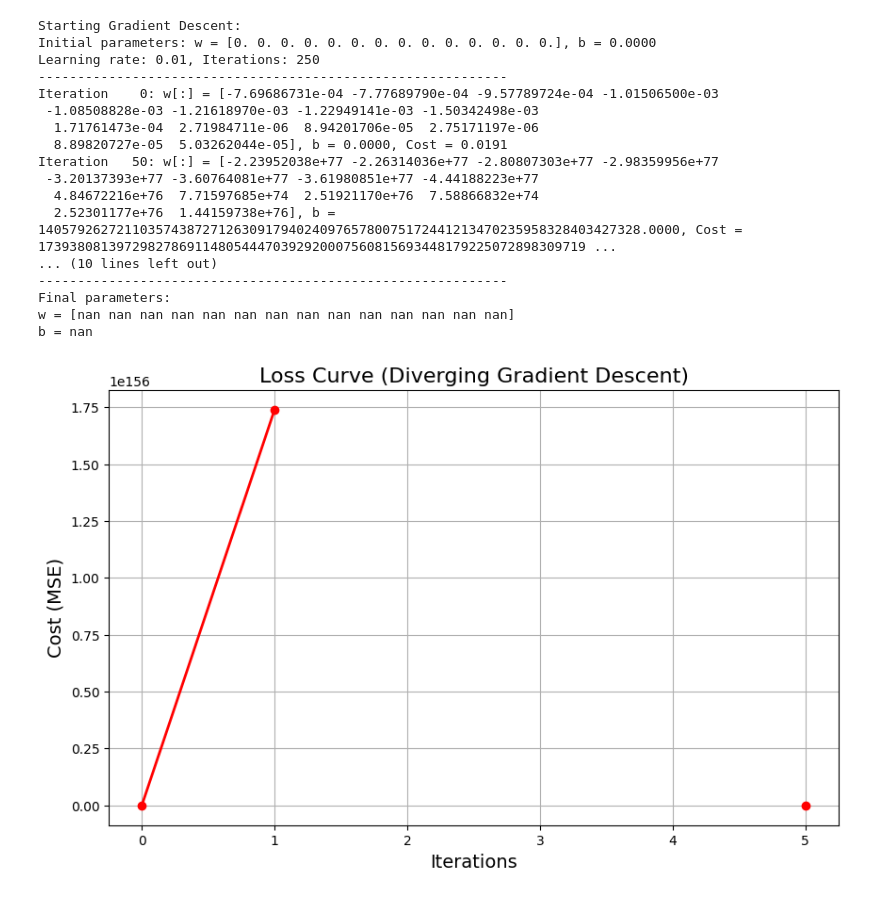
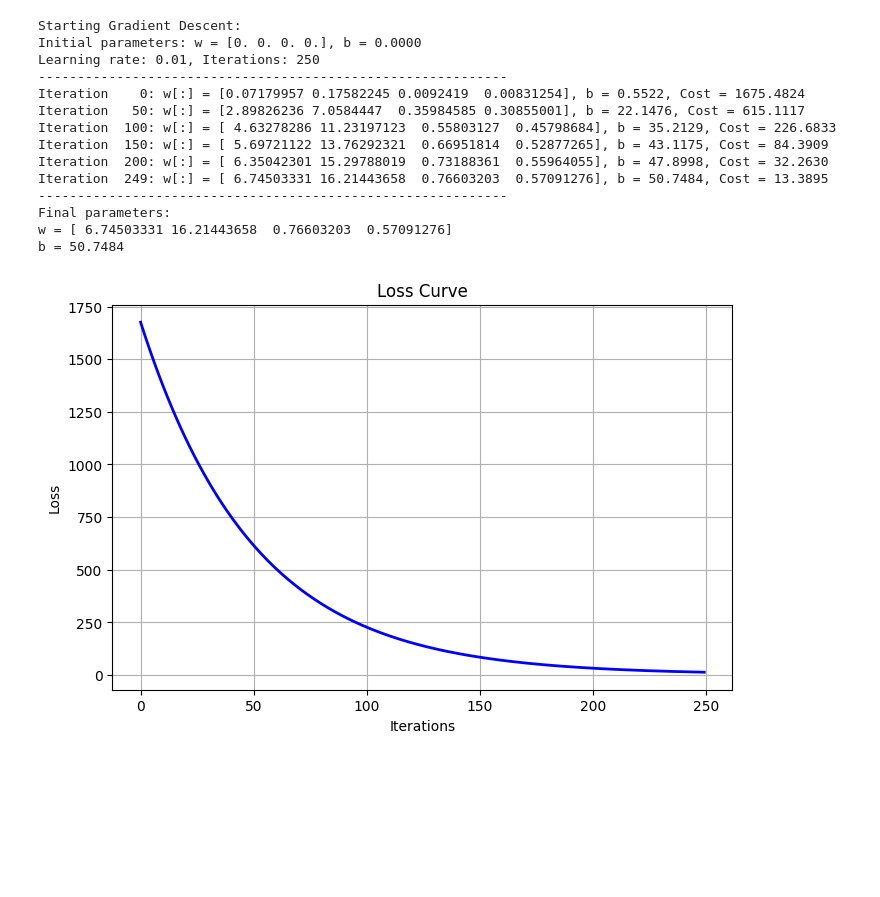
Before and after one commit to harshbhatt15/Machine-Learning, a Jupyter notebook: Supervised Machine Learning/Regression/project_1.ipynb, the cells around one changed output. Drawn from its saved outputs; the diff is of its cells as text; code cells hidden in the pictures; blank space fills up the shorter version.

```diff
--- a/Supervised Machine Learning/Regression/project_1.ipynb
+++ b/Supervised Machine Learning/Regression/project_1.ipynb
@@ -7,6 +7,9 @@ from IPython.display import clear_output
 import time
 from sklearn.preprocessing import StandardScaler
 # %%
-data = pd.read_csv(r"D:\project\regression_train.csv", encoding="unicode escape")
+# =========================================
+# STEP 1: Load your dataset
+# =========================================
+data = pd.read_csv(r"D:\project\Student_Performance.csv", encoding="unicode escape")
 data
 # %% [output]
@@ -44,0 +29,9 @@ X
+# %%
+X = data[['Hours Studied','Previous Scores','Sleep Hours','Sample Question Papers Practiced']]
+y = data['Performance Index']
+
+
+scaler = StandardScaler()
+X = scaler.fit_transform(X)
+
+X
@@ -123,43 +125,29 @@ w_history, b_history, loss_history, w, b = gradient_descent(
 )
 # %% [output]
 Starting Gradient Descent:
-Initial parameters: w = [0. 0. 0. 0. 0. 0. 0. 0. 0. 0. 0. 0. 0. 0.], b = 0.0000
+Initial parameters: w = [0. 0. 0. 0.], b = 0.0000
 Learning rate: 0.01, Iterations: 250
 ------------------------------------------------------------
-Iteration    0: w[:] = [-7.69686731e-04 -7.77689790e-04 -9.57789724e-04 -1.01506500e-03
- -1.08508828e-03 -1.21618970e-03 -1.22949141e-03 -1.50342498e-03
-  1.71761473e-04  2.71984711e-06  8.94201706e-05  2.75171197e-06
-  8.89820727e-05  5.03262044e-05], b = 0.0000, Cost = 0.0191
-Iteration   50: w[:] = [-2.23952038e+77 -2.26314036e+77 -2.80807303e+77 -2.98359956e+77
- -3.20137393e+77 -3.60764081e+77 -3.61980851e+77 -4.44188223e+77
-  4.84672216e+76  7.71597685e+74  2.51921170e+76  7.58866832e+74
-  2.52301177e+76  1.44159738e+76], b = 14057926272110357438727126309179402409765780075172441213470235958328403427328.0000, Cost = 1739380813972982786911480544470392920007560815693448179225072898309719 ...
-... (10 lines left out)
+Iteration    0: w[:] = [0.07179957 0.17582245 0.0092419  0.00831254], b = 0.5522, Cost = 1675.4824
+Iteration   50: w[:] = [2.89826236 7.0584447  0.35984585 0.30855001], b = 22.1476, Cost = 615.1117
+Iteration  100: w[:] = [ 4.63278286 11.23197123  0.55803127  0.45798684], b = 35.2129, Cost = 226.6833
+Iteration  150: w[:] = [ 5.69721122 13.76292321  0.66951814  0.52877265], b = 43.1175, Cost = 84.3909
+Iteration  200: w[:] = [ 6.35042301 15.29788019  0.73188361  0.55964055], b = 47.8998, Cost = 32.2630
+Iteration  249: w[:] = [ 6.74503331 16.21443658  0.76603203  0.57091276], b = 50.7484, Cost = 13.3895
 ------------------------------------------------------------
 Final parameters:
-w = [nan nan nan nan nan nan nan nan nan nan nan nan nan nan]
-b = nan
+w = [ 6.74503331 16.21443658  0.76603203  0.57091276]
+b = 50.7484
 # %%
-
-loss_history = [
-    0.0191,
-    1739380813972982786911480544470392920007560815693448179225072898309719046177825527159364857876644928824005640480102584809877065395479058737910779553995397120.0,
-    np.inf, np.inf, np.inf, 0.0  # simplified example
-]
-
-# Convert loss_history to numpy array
-loss_history = np.array(loss_history, dtype=np.float64)
-
-# Replace inf with NaN for plotting
-loss_history[np.isinf(loss_history)] = np.nan
-
-# Plot loss curve
-plt.figure(figsize=(10, 6))
-plt.plot(range(len(loss_history)), loss_history, marker='o', color='red', linewidth=2)
-plt.title("Loss Curve (Diverging Gradient Descent)", fontsize=16)
-plt.xlabel("Iterations", fontsize=14)
-plt.ylabel("Cost (MSE)", fontsize=14)
+# =========================================
+# STEP 4: Plot loss curve
+# =========================================
+plt.figure(figsize=(8,5))
+plt.plot(range(iterations), loss_history, 'b-', linewidth=2)
+plt.title("Loss Curve")
+plt.xlabel("Iterations")
+plt.ylabel("Loss")
 plt.grid(True)
 plt.show()
 # %% [output]
-[figure, old version]
+[figure, new version]
```
Also changed, not shown: parts of 8 cells of this notebook.
